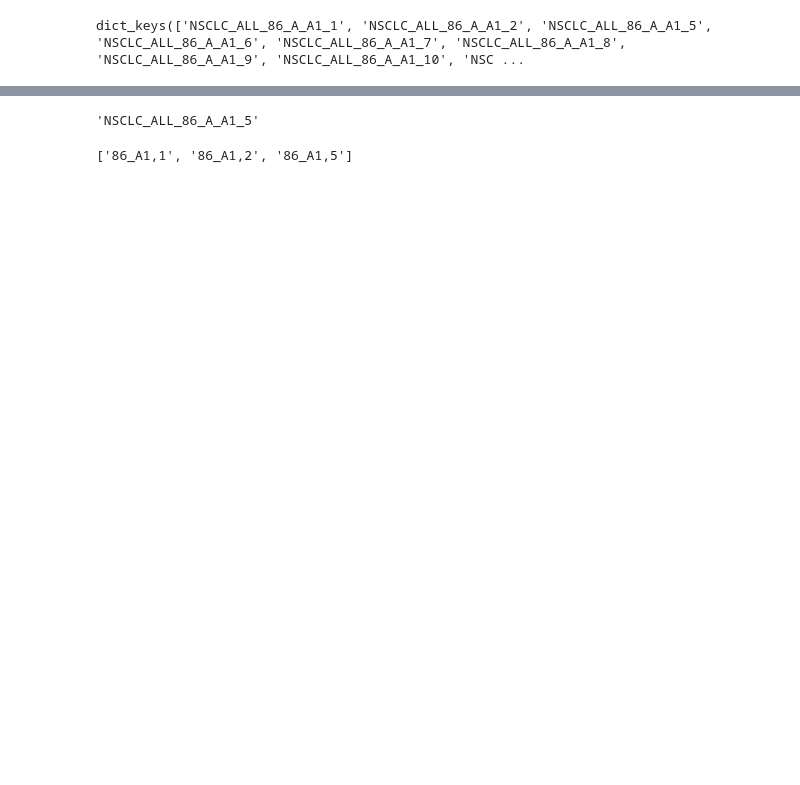
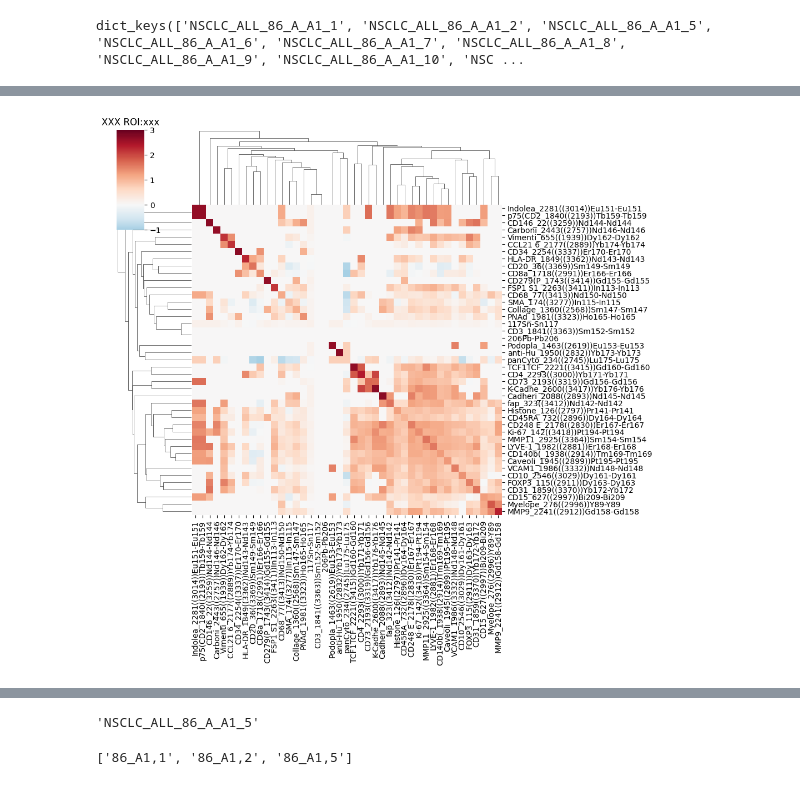
Before and after one commit to QBRC/multiTAP, a Jupyter notebook: notebooks/survival-analysis.ipynb, the cells around one changed output, grey strips where cells are left out. Cells and saved outputs as stored; diff of their text form; code cells hidden in the pictures; blank space fills up the shorter version.

```diff
--- a/notebooks/survival-analysis.ipynb
+++ b/notebooks/survival-analysis.ipynb
@@ -122,3 +120,35 @@ Getting thresholds for cell sum of all markers.
+# %%
+%matplotlib inline
+# calling the individual ROI co-expression-analysis
+# df_co_pos_prob, df_expected_prob = cytof_img_ind_test.roi_co_expression(feature_name='75normed', accumul_type='sum', return_components=False)
+df_co_pos_prob, df_expected_prob = ind_cytof_img.roi_co_expression(feature_name='75normed', accumul_type='sum', return_components=False)
+
+epsilon = 1e-6 # avoid divide by 0 or log(0)
+
+# Normalize and fix Nan
+edge_percentage_norm = np.log10(df_co_pos_prob.values / (df_expected_prob.values+epsilon) + epsilon)
+
+# if observed/expected = 0, then log odds ratio will have log10(epsilon)
+# no observed means co-expression cannot be determined, does not mean strong negative co-expression
+edge_percentage_norm[edge_percentage_norm == np.log10(epsilon)] = 0
+
+# do some post processing
+marker_all_clean = [m.replace('_cell_sum', '') for m in df_expected_prob.columns]
+
+
+# fig = plt.figure()
+clustergrid = sns.clustermap(edge_percentage_norm,
+                # clustergrid = sns.clustermap(edge_percentage_norm,
+                center=np.log10(1 + epsilon), cmap='RdBu_r', vmin=-1, vmax=3,
+                xticklabels=marker_all_clean, yticklabels=marker_all_clean)
+
+# plt.title(f'{one_slide} ROI:{one_roi}')
+plt.title(f'XXX ROI:xxx')
+
+# plt.savefig('figure4a.pdf', format='pdf', dpi=300, bbox_inches='tight') # tight to save all edges of the figure
+plt.show()
+# %% [output]
+[figure, added]
 # %%
 combined_df = pd.concat(flat_marker_pt_list, axis=0, ignore_index=True)
 combined_df
```
Also changed, not shown: parts of 6 cells of this notebook.
